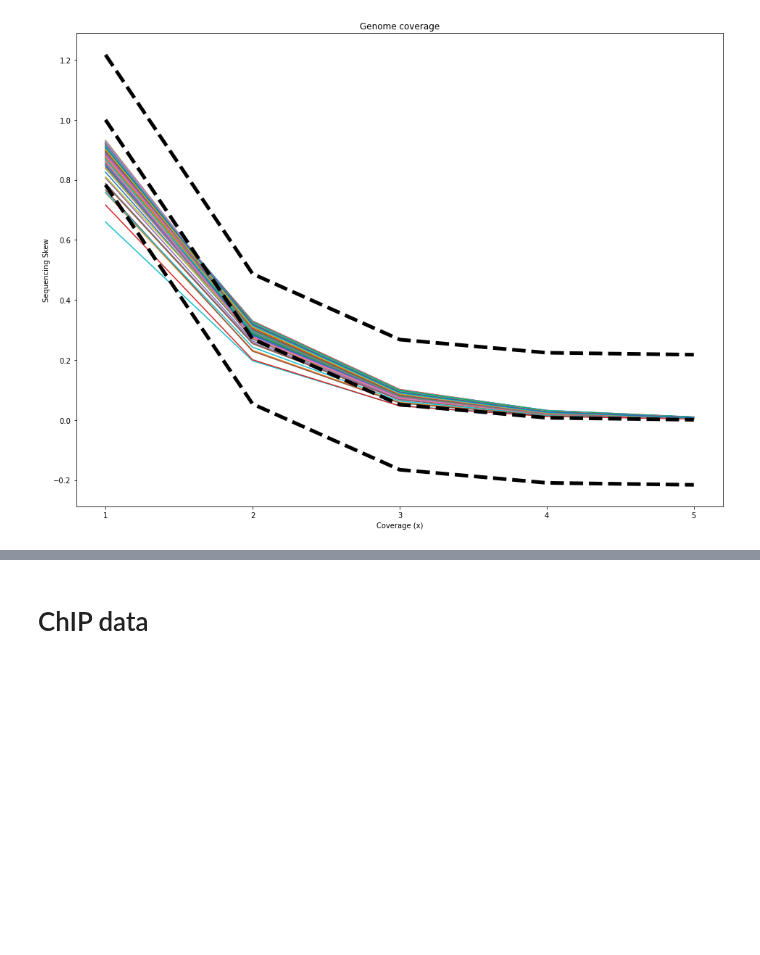
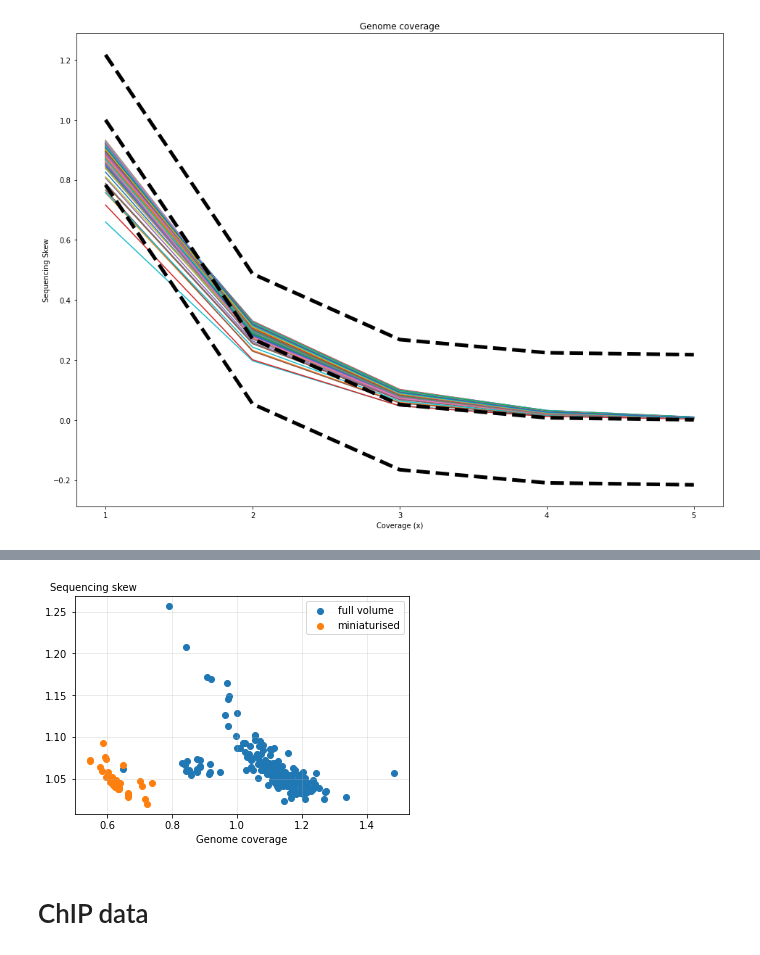
Before and after one commit to Suuuuuuuus/LCWGS_pipeline, a Jupyter notebook: scripts/lcwgs_dump.ipynb, the cells around one changed output, grey strips where cells are left out. Saved outputs shown, nothing was run; the diff lists cells and outputs as text; code cells hidden in the pictures; blank space fills up the shorter version.

```diff
--- a/scripts/lcwgs_dump.ipynb
+++ b/scripts/lcwgs_dump.ipynb
@@ -87,3 +118,34 @@ lcwgSus.plot_sequencing_skew(ary_lst, 0.6, save_fig = True, outdir = '../graphs/
+# %%
+uncoverage = pd.read_csv('results/coverage/per_chromosome_ss_coverage/ss_uncoverage_rate.txt',
+                         header = None, sep = '\t', names = ['Code', 'proportion of genome not covered'])
+uncoverage['sequencing skew'] = uncoverage['proportion of genome not covered']/poisson.pmf(0, mu=0.6, loc=0)
+metrics = pd.read_csv('results/metrics.csv')
+metrics = metrics[metrics.columns[:4]]
+df = pd.merge(metrics, uncoverage, on = 'Code', how = 'left')
+df['dedup_coverage'] = df['Coverage']*(1-df['Dup_Rate'])
+df_mini = df[df['Sample_Name'].str.contains('mini')]
+df_fv = df[~df['Sample_Name'].str.contains('mini')]
+
+fig = plt.figure()
+# bounds1 = np.linspace(0.5, 1.5, 11)
+# colors1 = ['#20fa50', '#20de5b', '#20c267', '#20a773', '#208b7f', '#20708a', '#205496', '#2039a2', '#201dae', '#2102ba']
+# cmap1 = mcolors.ListedColormap(colors1)
+# norm1 = mcolors.BoundaryNorm(bounds1, cmap1.N)
+# fig, ax = plt.subplots(1)
+ax = plt.gca()
+ax.scatter(df_fv['dedup_coverage'], df_fv['sequencing skew'], label = 'full volume')
+ax.scatter(df_mini['dedup_coverage'], df_mini['sequencing skew'], label = 'miniaturised')
+ax.set_xlabel('Genome coverage')
+ax.text(x = 0.425, y = 1.275, s = 'Sequencing skew')
+ax.legend()
+ax.grid(alpha = 0.3)
+# im1 = ax.scatter(df_fv['Dup_Rate']*100, df_fv['sequencing skew'], marker = 'o', label = 'full volume',
+#               c=df_fv['dedup_coverage'], cmap=cmap1, norm=norm1)
+# ax.scatter(df_mini['Dup_Rate']*100, df_mini['sequencing skew'], marker = 'x', s = 30, label = 'miniaturised',
+#               c=df_mini['dedup_coverage'], cmap=cmap1, norm=norm1)
+# fig.colorbar(im1, boundaries=bounds1)
+# %% [output]
+[figure, added]
 # %% [markdown]
 # ChIP data
 # %%
```
Also changed, not shown: parts of 8 cells of this notebook, 3 other files.
